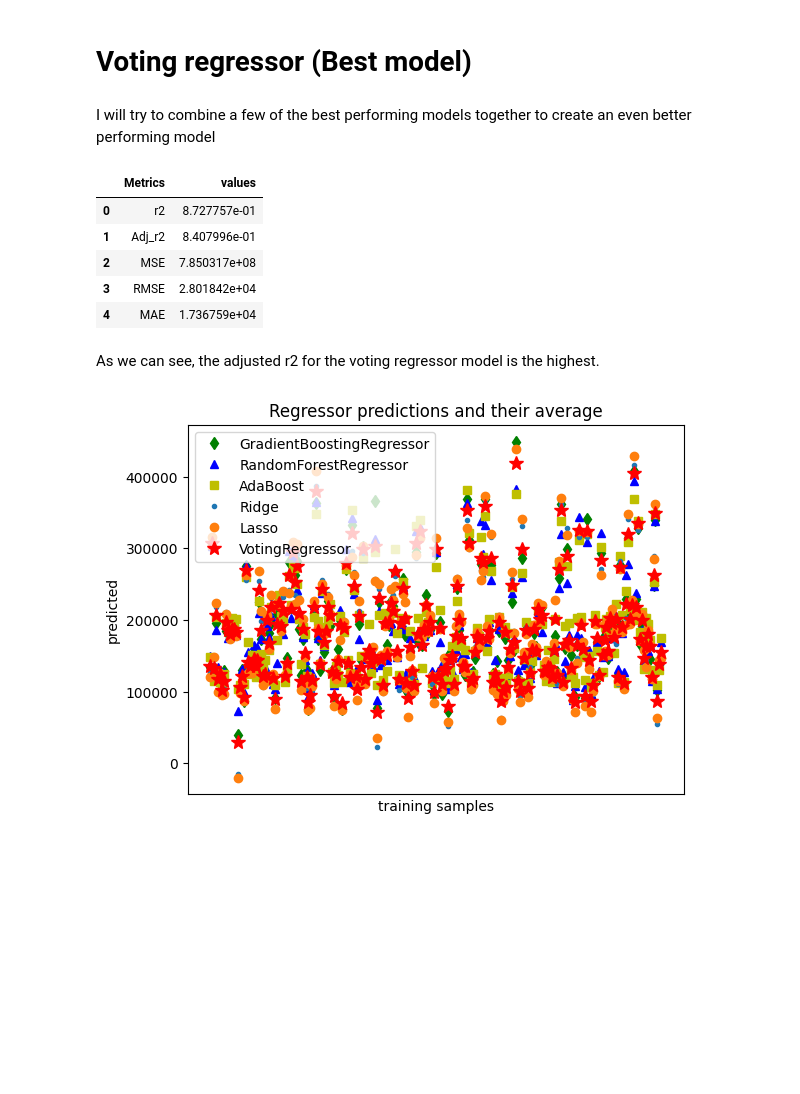
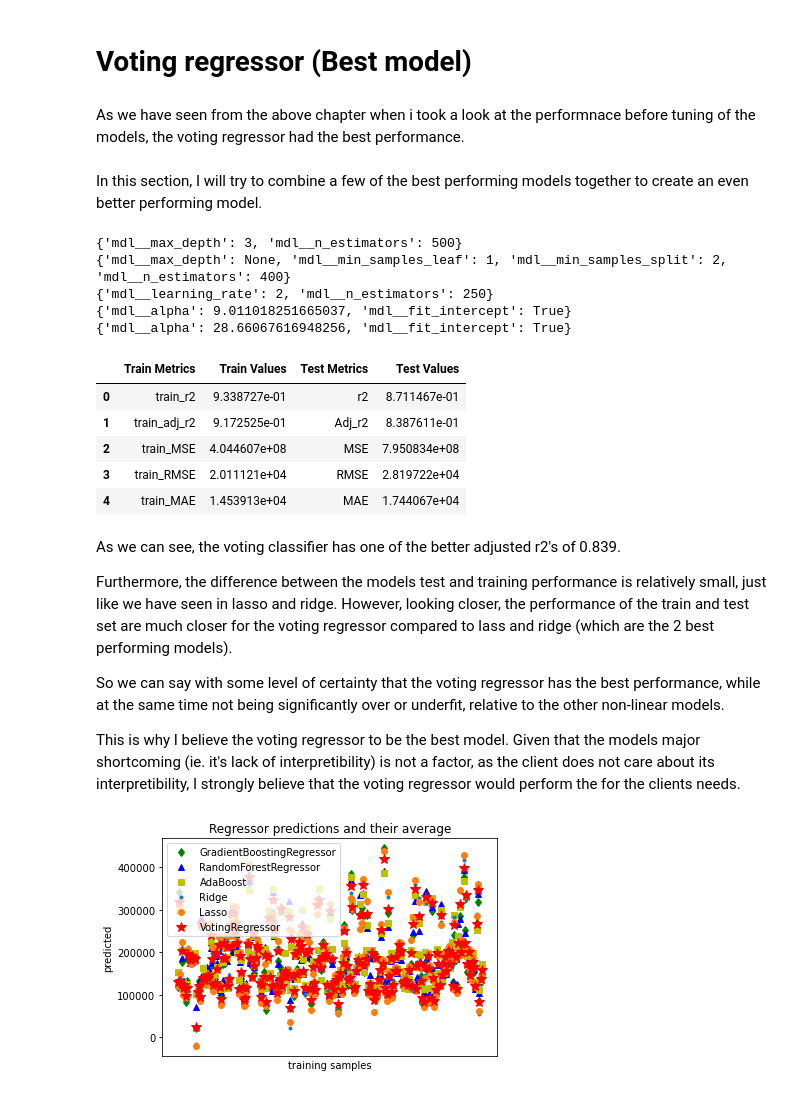
Before and after one commit to Sean-Chaos/DBA4811-Assignemnt-3, a Jupyter notebook: Working 1.ipynb, the cells around one changed output. Saved outputs shown, nothing was run; the diff lists cells and outputs as text; code cells hidden in the pictures; blank space fills up the shorter version.

```diff
--- a/Working 1.ipynb
+++ b/Working 1.ipynb
@@ -267,8 +264,7 @@ X_train, X_test, y_train, y_test = data_generation(df, features)
 lr = Pipeline(steps=[("scaler", StandardScaler()),
                      ("mdl", Lasso())])
 
-sfs = SequentialFeatureSelector(lr, n_jobs=-1, n_features_to_select='auto',
-                                tol=None)
+sfs = SequentialFeatureSelector(lr, n_jobs=-1)
 sfs.fit(X_train, y_train)
 
 feature_selection_features = list(X_train.columns[sfs.get_support()])
@@ -887,23 +1005,38 @@ Looking at Lasso regression, we can see that its performance is quite good with
 # %% [markdown]
 # Voting regressor (Best model)
 # %% [markdown]
-I will try to combine a few of the best performing models together to create an even better performing model
+As we have seen from the above chapter when i took a look at the performnace before tuning of the models, the voting regressor had the best performance.
+<br>
+<br>
+In this section, I will try to combine a few of the best performing models together to create an even better performing model.
+# %%
+print(grad_boost_GS.best_params_)
+print(random_forest_GS.best_params_)
+print(ada_GS.best_params_)
+print(ridge_GS.best_params_)
+print(lasso_GS.best_params_)
+# %% [output]
+{'mdl__max_depth': 3, 'mdl__n_estimators': 500}
+{'mdl__max_depth': None, 'mdl__min_samples_leaf': 1, 'mdl__min_samples_split': 2, 'mdl__n_estimators': 400}
+{'mdl__learning_rate': 2, 'mdl__n_estimators': 250}
+{'mdl__alpha': 9.011018251665037, 'mdl__fit_intercept': True}
+{'mdl__alpha': 28.66067616948256, 'mdl__fit_intercept': True}
 # %%
 X_train, X_test, y_train, y_test = data_generation(df, feature_selection_features)
 
 #--------------------------------------------------------------------------------------------------
 # Checking model performance using the tuned model
 gradboost = GradientBoostingRegressor(learning_rate=.1,
-                                      max_depth=1,
+                                      max_depth=3,
                                       n_estimators=500)
 randomfor = RandomForestRegressor(min_samples_leaf=1,
                                   min_samples_split=2,
                                   max_depth=None,
                                   n_estimators=400)
 adaboost = AdaBoostRegressor(learning_rate=2,
-                             n_estimators=500)
+                             n_estimators=250)
 ridge = Ridge(fit_intercept=True, alpha=9.011018251665037)
-lasso = Lasso(fit_intercept=True, alpha=28.66067616948256)
+lasso = Lasso(fit_intercept=True, alpha=28.6606761694825)
 
 list_models = [('gradboost', gradboost),
                ('randomfor', randomfor),
@@ -916,47 +1049,60 @@ model = Pipeline(steps=[("scaler", StandardScaler()),
 
 model.fit(X_train, y_train)
 y_pred = model.predict(X_test)
+train_y_pred = lasso_GS.predict(X_train)
 
 #--------------------------------------------------------------------------------------------------
 # metrics
+train_r2 = r2_score(y_train, train_y_pred)
+train_adj_r2 = 1 - (1-r2_score(y_train, train_y_pred)) * (len(y_train)-1)/(len(y_train)-X_train.shape[1]-1)
+train_MSE = mean_squared_error(y_train, train_y_pred)
+train_RMSE = np.sqrt(train_MSE)
+train_MAE = mean_absolute_error(y_train, train_y_pred)
+
+
 r2 = r2_score(y_test, y_pred)
-
 Adj_r2 = 1 - (1-r2_score(y_test, y_pred)) * (len(y_train)-1)/(len(y_train)-X_train.shape[1]-1)
-
 MSE = mean_squared_error(y_test, y_pred)
-
 RMSE = np.sqrt(MSE)
-
 MAE = mean_absolute_error(y_test, y_pred)
 
 
 out = pd.DataFrame({
-    'Metrics': ['r2','Adj_r2','MSE','RMSE','MAE'],
-    'values' : [r2,Adj_r2,MSE,RMSE,MAE]
+    'Train Metrics': ['train_r2','train_adj_r2','train_MSE','train_RMSE','train_MAE'],
+    'Train Values' : [train_r2, train_adj_r2, train_MSE, train_RMSE, train_MAE],
+    'Test Metrics' : ['r2','Adj_r2','MSE','RMSE','MAE'],
+    'Test Values' : [r2,Adj_r2,MSE,RMSE,MAE]
 })
 display(out)
 # %% [output]
-|  | Metrics | values |
-| 0 | r2 | 8.727757e-01 |
-| 1 | Adj_r2 | 8.407996e-01 |
-| 2 | MSE | 7.850317e+08 |
-| 3 | RMSE | 2.801842e+04 |
-| 4 | MAE | 1.736759e+04 |
+|  | Train Metrics | Train Values | Test Metrics | Test Values |
+| 0 | train_r2 | 9.338727e-01 | r2 | 8.711467e-01 |
+| 1 | train_adj_r2 | 9.172525e-01 | Adj_r2 | 8.387611e-01 |
+| 2 | train_MSE | 4.044607e+08 | MSE | 7.950834e+08 |
+| 3 | train_RMSE | 2.011121e+04 | RMSE | 2.819722e+04 |
+| 4 | train_MAE | 1.453913e+04 | MAE | 1.744067e+04 |
-# %% [markdown]
-As we can see, the adjusted r2 for the voting regressor model is the highest.
+# %% [markdown]
+As we can see, the voting classifier has one of the better adjusted r2's of 0.839.
+
+Furthermore, the difference between the models test and training performance is relatively small, just like we have seen in lasso and ridge. However, looking closer, the performance of the train and test set are much closer for the voting regressor compared to lass and ridge (which are the 2 best performing models).
+
+So we can say with some level of certainty that the voting regressor has the best performance, while at the same time not being significantly over or underfit, relative to the other non-linear models.
+
+This is why I believe the voting regressor to be the best model. Given that the models major shortcoming (ie. it's lack of interpretibility) is not a factor, as the client does not care about its interpretibility, I strongly believe that the voting regressor would perform the for the clients needs.
 # %%
+%%time
 # Train classifiers
 gradboost = GradientBoostingRegressor(learning_rate=.1,
-                                      max_depth=1,
+                                      max_depth=3,
                                       n_estimators=500)
 randomfor = RandomForestRegressor(min_samples_leaf=1,
                                   min_samples_split=2,
                                   max_depth=None,
                                   n_estimators=400)
 adaboost = AdaBoostRegressor(learning_rate=2,
-                             n_estimators=500)
+                             n_estimators=250)
 ridge = Ridge(fit_intercept=True, alpha=9.011018251665037)
-lasso = Lasso(fit_intercept=True, alpha=28.66067616948256)
+lasso = Lasso(fit_intercept=True, alpha=28.6606761694825)
 
 #--------------------------------------------------------------------------------------------------
 # Fitting
@@ -975,31 +1121,31 @@ list_models = [('gradboost', gradboost),
 ereg = Pipeline(steps=[("scaler", StandardScaler()),
                          ("mdl", VotingRegressor(estimators=list_models))])
 
 ereg.fit(X_train, y_train)
 
 #--------------------------------------------------------------------------------------------------
 # Predictions
 pred1 = gradboost.predict(X_test)
 pred2 = randomfor.predict(X_test)
 pred3 = adaboost.predict(X_test)
 pred4 = ridge.predict(X_test)
 pred5 = lasso.predict(X_test)
 pred6 = ereg.predict(X_test)
 
 plt.figure()
 plt.plot(pred1, "gd", label="GradientBoostingRegressor")
 plt.plot(pred2, "b^", label="RandomForestRegressor")
 plt.plot(pred3, "ys", label="AdaBoost")
 plt.plot(pred4, ".", label="Ridge")
 plt.plot(pred5, "o", label="Lasso")
 plt.plot(pred6, "r*", ms=10, label="VotingRegressor")
 
 plt.tick_params(axis="x", which="both", bottom=False, top=False, labelbottom=False)
 plt.ylabel("predicted")
 plt.xlabel("training samples")
 plt.legend(loc="best")
 plt.title("Regressor predictions and their average")
 
 plt.show()
 # %% [output]
-[figure, old version]
+[figure, new version]
```
Also changed, not shown: parts of 41 cells of this notebook.
